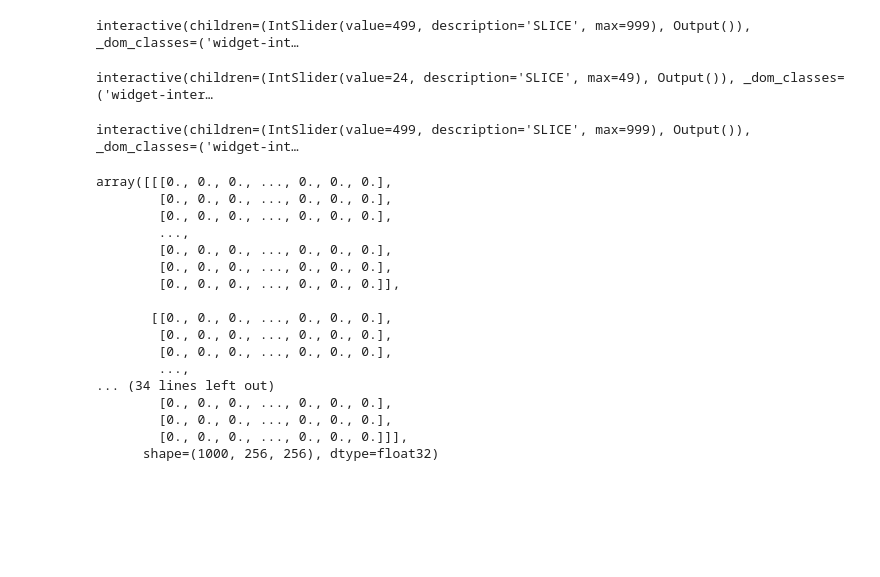
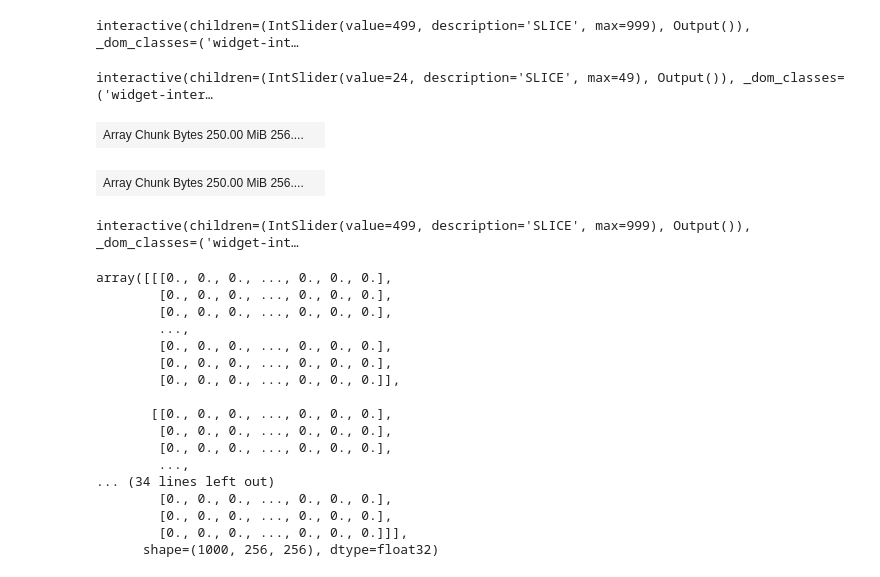
Before and after one commit to steve-shooty/MRI-MoCoCo, a Jupyter notebook: 08_SpatialTransformer_data_exploration.ipynb, the cells around one changed output. Saved outputs shown, nothing was run; the diff lists cells and outputs as text; code cells hidden in the pictures; blank space fills up the shorter version.

```diff
--- a/08_SpatialTransformer_data_exploration.ipynb
+++ b/08_SpatialTransformer_data_exploration.ipynb
@@ -10,6 +10,6 @@ fit_darr
 # %% [output]
 | Array Chunk Bytes 12.21 GiB 256.0... |  |
 # %%
-pars_darr = da.from_zarr('/media/shooty/Dev/repos/MRI-MoCoCo/MRI-Datasets/mdreg_DCE_fitting_results/pars_zarr_2.zarr')
-pars_darr
+warped_darr = da.from_zarr('/media/shooty/Dev/repos/MRI-MoCoCo/MRI-Datasets/SpatialTransformer_2/warped_results_model_test2.zarr')
+warped_darr
 # %% [output]
@@ -57,6 +57,15 @@ helpers.explore_3D_array(pars)
 # %% [output]
 interactive(children=(IntSlider(value=24, description='SLICE', max=49), Output()), _dom_classes=('widget-inter…
 # %%
-transfo = transfo_darr[:,:,27,:,2]
-transfo = np.transpose(transfo, [2,1,0])
+warped = warped_darr[:,:,27,:]
+warped = np.transpose(warped, [2,1,0])
+warped
+# %% [output]
+| Array Chunk Bytes 250.00 MiB 256.... |  |
+# %%
+fit = fit_darr[:,:,27,:]
+fit = np.transpose(fit, [2,1,0])
+fit
+# %% [output]
+| Array Chunk Bytes 250.00 MiB 256.... |  |
 # %%
```
Also changed, not shown: parts of 8 cells of this notebook.
